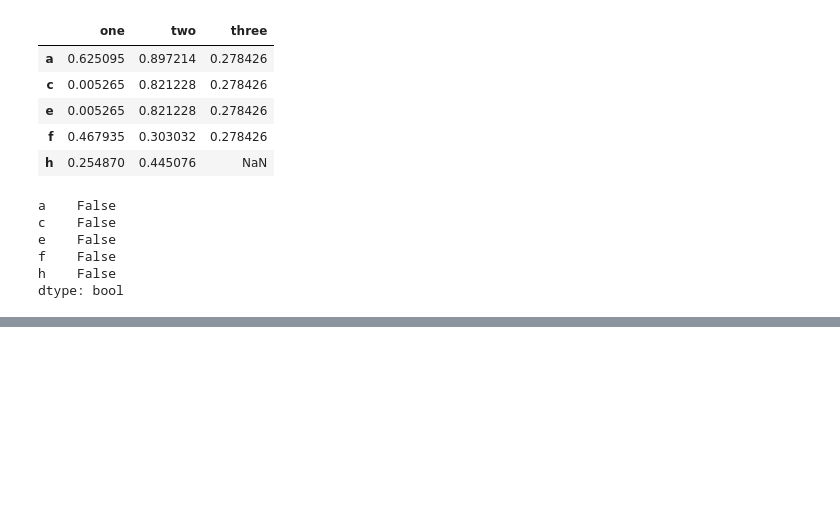
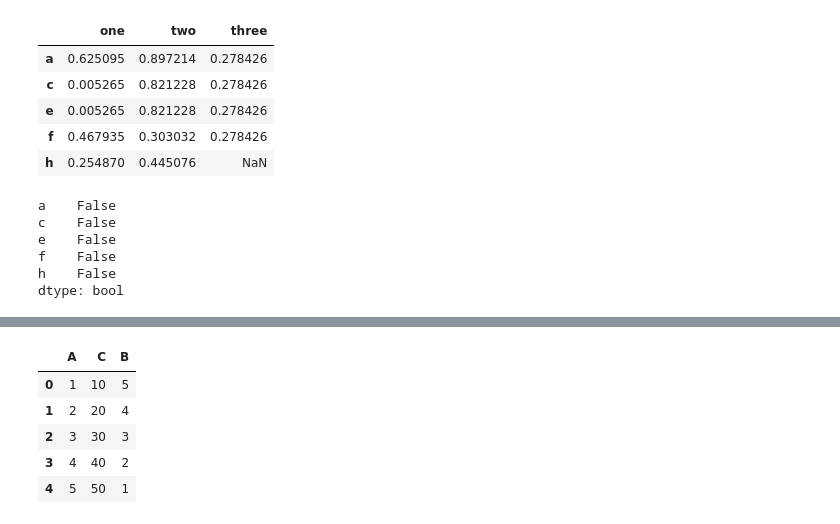
Before and after one commit to XionVolt/Ai-Ml, a Jupyter notebook: Programming/Pandas/04_important_series_and_df_methods.ipynb, the cells around one changed output, grey strips where cells are left out. Saved outputs shown, nothing was run; the diff lists cells and outputs as text; code cells hidden in the pictures; blank space fills up the shorter version.

```diff
--- a/Programming/Pandas/04_important_series_and_df_methods.ipynb
+++ b/Programming/Pandas/04_important_series_and_df_methods.ipynb
@@ -234,0 +415,29 @@ dtype: bool
+# %%
+# insert -> description -> insert() method in pandas is used to insert a new column into a DataFrame at a specified location.
+# This method allows you to specify the index (position) where the new column should be inserted, the name of the new column, and the values for that column.
+# The values can be a list, Series, or array-like object that matches the length of the DataFrame.
+# The method modifies the DataFrame in place and does not return a new DataFrame.
+# example
+
+import pandas as pd
+
+# Create a DataFrame
+
+data799 = {
+    'A': [1, 2, 3, 4, 5],
+    'B': [5, 4, 3, 2, 1]
+}
+
+df799 = pd.DataFrame(data799)
+
+# Insert a new column 'C' at index 1
+df799.insert(1, 'C', [10, 20, 30, 40, 50])
+# The new column 'C' will be inserted between columns 'A' and 'B'
+df799
+# %% [output]
+|  | A | C | B |
+| 0 | 1 | 10 | 5 |
+| 1 | 2 | 20 | 4 |
+| 2 | 3 | 30 | 3 |
+| 3 | 4 | 40 | 2 |
+| 4 | 5 | 50 | 1 |
```
Also changed, not shown: parts of 14 cells of this notebook, 5 other files.
